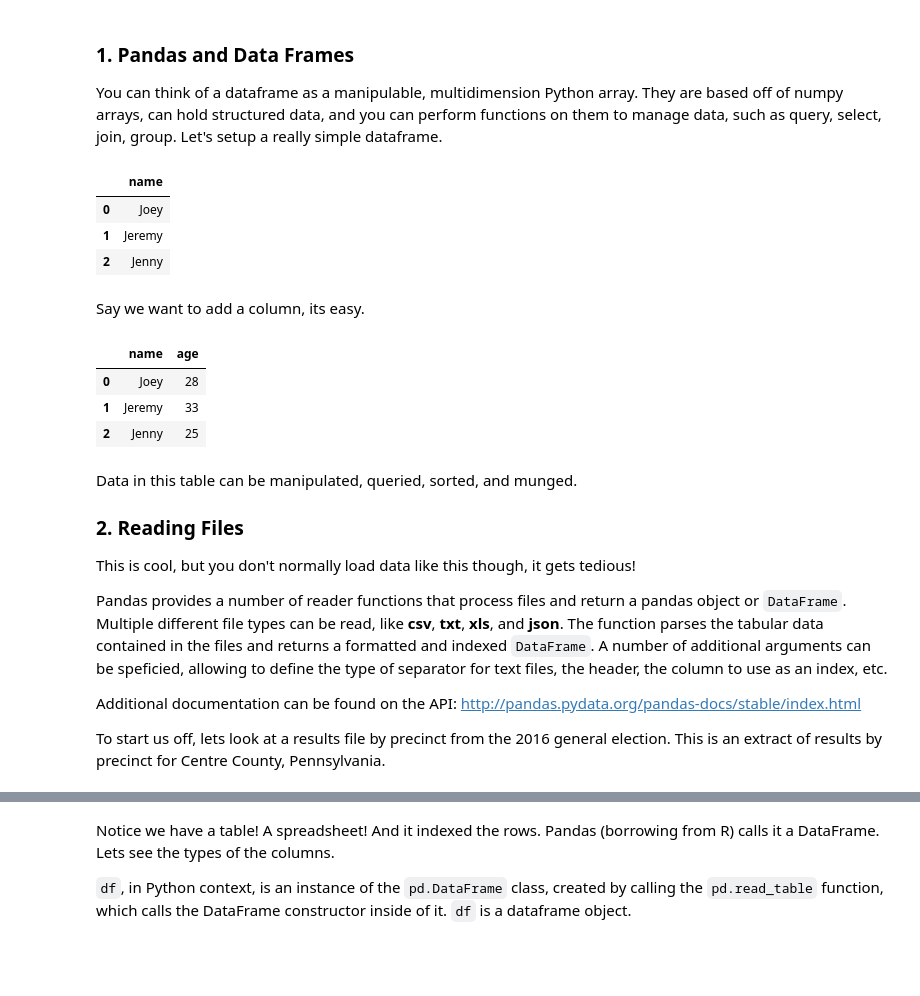
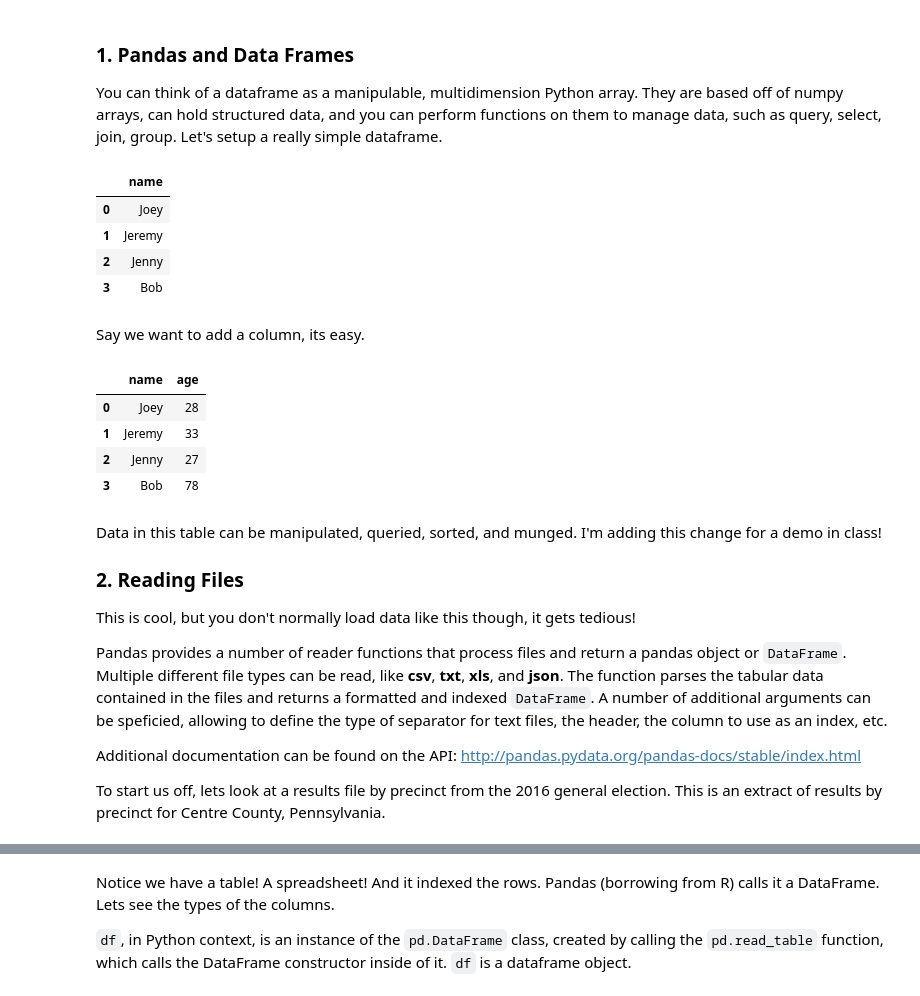
Before and after one commit to civic-data-design-lab/big-data-spring2017, a Jupyter notebook: week3/02. Pandas Introduction.ipynb, the cells around one changed output, grey strips where cells are left out. Drawn from its saved outputs; the diff is of its cells as text; code cells hidden in the pictures; blank space fills up the shorter version.

Commit message:
update number
in class demo

```diff
--- a/week3/02. Pandas Introduction.ipynb
+++ b/week3/02. Pandas Introduction.ipynb
@@ -62,7 +62,7 @@ You can think of a dataframe as a manipulable, multidimension Python array. They
 df = pd.DataFrame()
 
 # Create a column
-df['name'] = ['Joey', 'Jeremy', 'Jenny']
+df['name'] = ['Joey', 'Jeremy', 'Jenny', 'Bob']
 
 # View dataframe
 df
@@ -71,18 +71,20 @@ df
 | 0 | Joey |
 | 1 | Jeremy |
 | 2 | Jenny |
+| 3 | Bob |
 # %% [markdown]
 Say we want to add a column, its easy.
 # %%
 # Assign a new column to df called 'age' with a list of ages
-df.assign(age = [28, 33, 25])
+df.assign(age = [28, 33, 27, 78])
 # %% [output]
 |  | name | age |
 | 0 | Joey | 28 |
 | 1 | Jeremy | 33 |
-| 2 | Jenny | 25 |
+| 2 | Jenny | 27 |
+| 3 | Bob | 78 |
 # %% [markdown]
-Data in this table can be manipulated, queried, sorted, and munged.
+Data in this table can be manipulated, queried, sorted, and munged. I'm adding this change for a demo in class!
 
 ### 2. Reading Files
 
```
